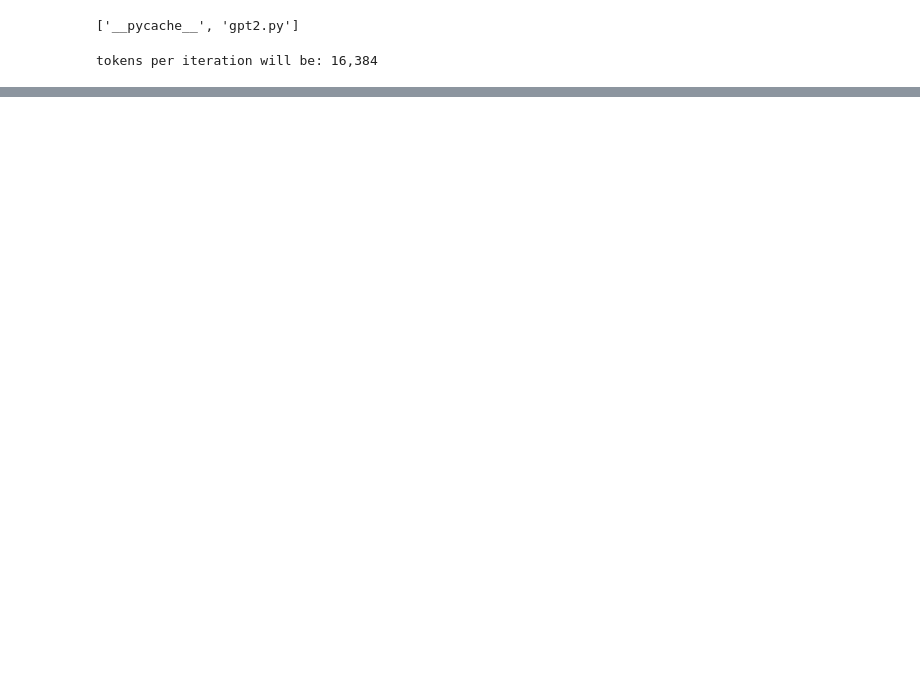
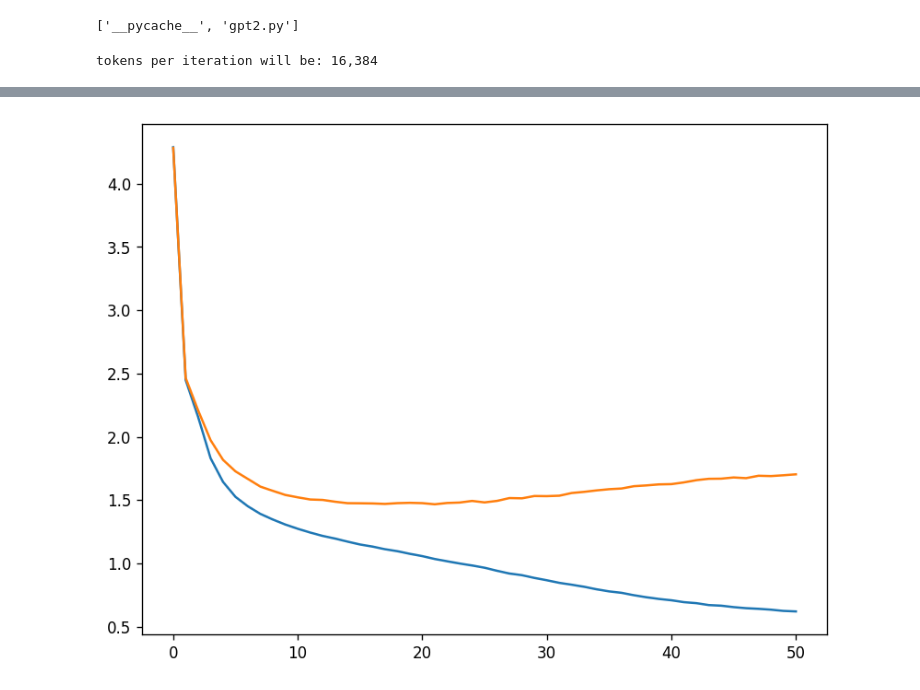
Before and after one commit to kirill-fedyanin/sequence_diversity, a Jupyter notebook: notebooks/nano.ipynb, the cells around one changed output, grey strips where cells are left out. Saved outputs shown, nothing was run; the diff lists cells and outputs as text; code cells hidden in the pictures; blank space fills up the shorter version.

```diff
--- a/notebooks/nano.ipynb
+++ b/notebooks/nano.ipynb
@@ -15,19 +15,22 @@ import sys
 
 import numpy as np
 import torch
+import torch.nn.functional as F
 from torch.nn.parallel import DistributedDataParallel as DDP
 from torch.distributed import init_process_group, destroy_process_group
 
-sys.path.append(".")
+sys.path.append("..")
 from sequence_uncertainty.gpt2 import GPTConfig, GPT
 
 # -----------------------------------------------------------------------------
 # default config values designed to train a gpt2 (124M) on OpenWebText
 # I/O
 out_dir = 'out-shakespeare'
-eval_interval = 250
 log_interval = 10
-eval_iters = 200
+# eval_interval = 250
+# eval_iters = 200
+eval_interval = 100
+eval_iters = 100
 eval_only = False # if True, script exits right after the first eval
 always_save_checkpoint = False # if True, always save a checkpoint after each eval
 init_from = 'scratch' # 'scratch' or 'resume' or 'gpt2*'
@@ -48,7 +51,7 @@ dropout = 0.2 # for pretraining 0 is good, for finetuning try 0.1+
 bias = False # do we use bias inside LayerNorm and Linear layers?
 # adamw optimizer
 learning_rate = 1e-3 # max learning rate
-max_iters = 500 # total number of training iterations
+max_iters = 5000 # total number of training iterations
 weight_decay = 1e-1
 beta1 = 0.9
 beta2 = 0.99
@@ -56,7 +59,8 @@ grad_clip = 1.0 # clip gradients at this value, or disable if == 0.0
 # learning rate decay settings
 decay_lr = True # whether to decay the learning rate
 warmup_iters = 100 # how many steps to warm up for
-lr_decay_iters = 5000
+# lr_decay_iters = 5000
+lr_decay_iters = max_iters
 min_lr = 1e-4 # minimum learning rate, should be ~= learning_rate/10 per Chinchilla
 # DDP settings
 backend = 'nccl' # 'nccl', 'gloo', etc.
@@ -68,25 +72,9 @@ compile = False # use PyTorch 2.0 to compile the model to be faster
 # -----------------------------------------------------------------------------
 # %%
 # various inits, derived attributes, I/O setup
-ddp = int(os.environ.get('RANK', -1)) != -1 # is this a ddp run?
-if ddp:
-    init_process_group(backend=backend)
-    ddp_rank = int(os.environ['RANK'])
-    ddp_local_rank = int(os.environ['LOCAL_RANK'])
-    ddp_world_size = int(os.environ['WORLD_SIZE'])
-    device = f'cuda:{ddp_local_rank}'
-    torch.cuda.set_device(device)
-    master_process = ddp_rank == 0 # this process will do logging, checkpointing etc.
-    seed_offset = ddp_rank # each process gets a different seed
-    # world_size number of processes will be training simultaneously, so we can scale
-    # down the desired gradient accumulation iterations per process proportionally
-    assert gradient_accumulation_steps % ddp_world_size == 0
-    gradient_accumulation_steps //= ddp_world_size
-else:
-    # if not ddp, we are running on a single gpu, and one process
-    master_process = True
-    seed_offset = 0
-    ddp_world_size = 1
+master_process = True
+seed_offset = 0
+ddp_world_size = 1
 tokens_per_iter = gradient_accumulation_steps * ddp_world_size * batch_size * block_size
 print(f"tokens per iteration will be: {tokens_per_iter:,}")
 
@@ -334,0 +354,9 @@ using fused AdamW: True
+# %%
+from matplotlib import pyplot as plt
+
+plt.figure(figsize=(8, 6), dpi=120)
+plt.plot(train_losses)
+plt.plot(val_losses)
+plt.show()
+# %% [output]
+[figure, added]
```
Also changed, not shown: parts of 6 cells of this notebook, 8 other files.
